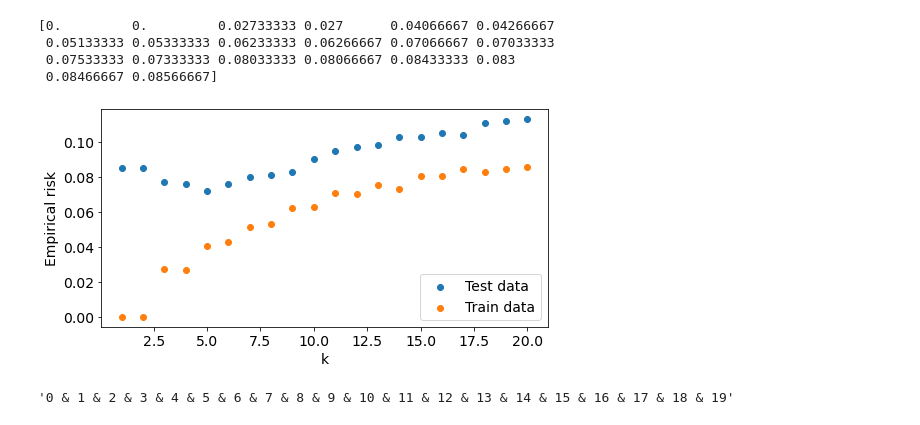
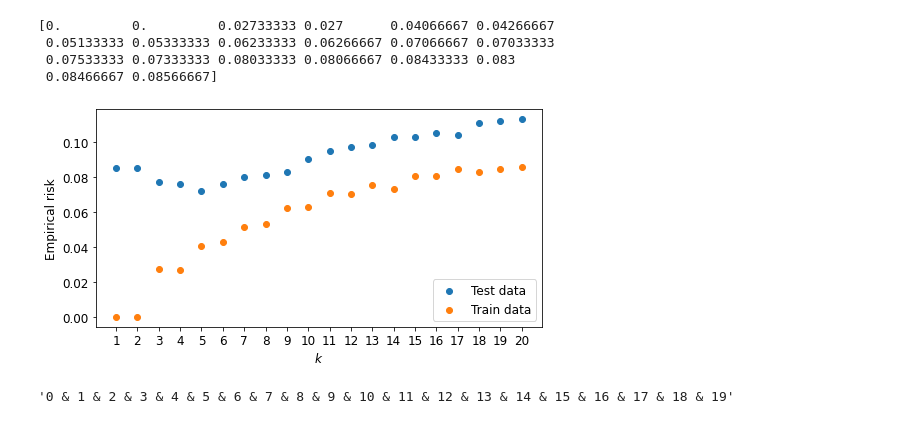
Before and after one commit to Sarc-s/2MMS80-part-one, a Jupyter notebook: code V1.ipynb, the cells around one changed output. Saved outputs shown, nothing was run; the diff lists cells and outputs as text; code cells hidden in the pictures.

```diff
--- a/code V1.ipynb
+++ b/code V1.ipynb
@@ -100,17 +100,18 @@ print(train_small_risk)
 # %%
 fig, ax = plt.subplots(figsize=(8, 4))
 ax.scatter(range(1,k+1), test_small_risk, label='Test data')
 ax.scatter(range(1,k+1), train_small_risk, label='Train data')
 ax.legend(loc=4)
-ax.set_xlabel("k")
+ax.set_xlabel(r"$k$")
 ax.set_ylabel("Empirical risk")
+ax.xaxis.set_ticks(list(range(1,21)))
 
-# plt.savefig("ex_a_risk.pdf")
+plt.savefig("Figures/ex_a_risk.pdf")
 plt.show()
 
 # Best k for this model is five!
 # %% [output]
-[figure, old version]
+[figure, new version]
 # %%
 " & ".join(list(str(i) for i in range(20)))
 # %% [output]
```
Also changed, not shown: parts of 18 cells of this notebook, 2 other files.
